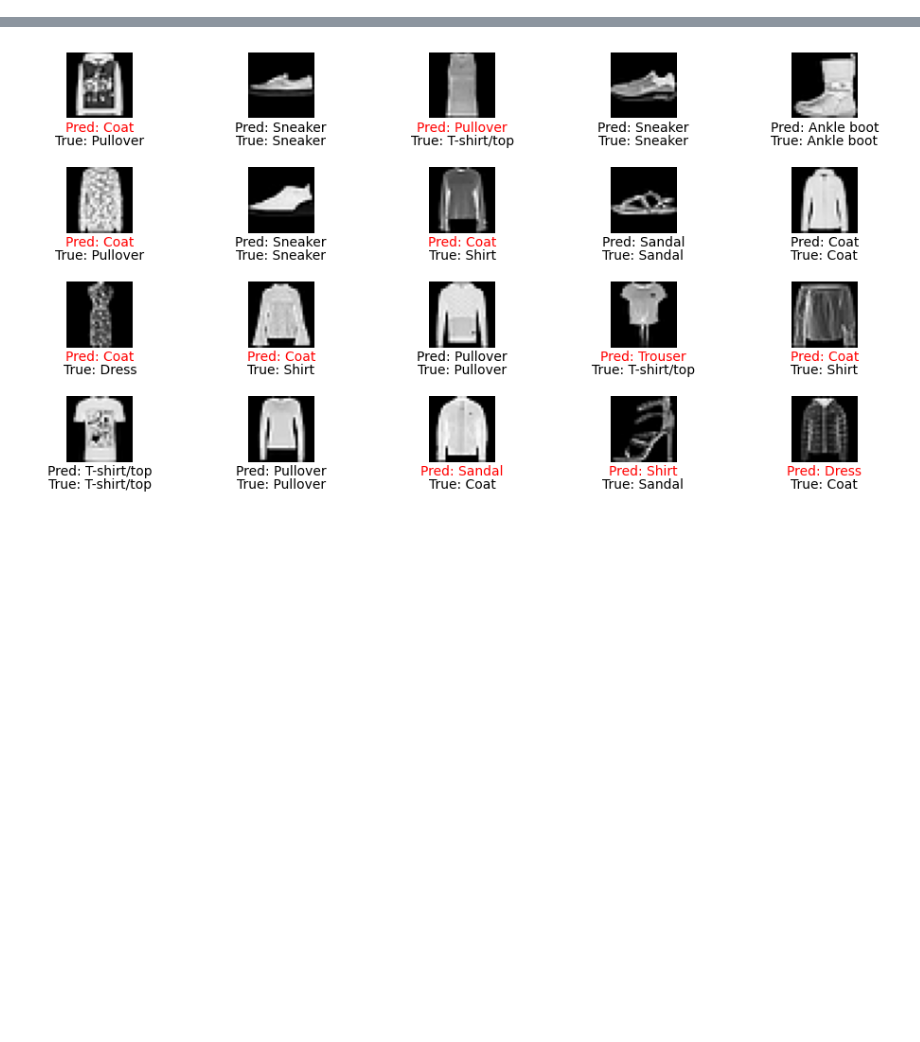
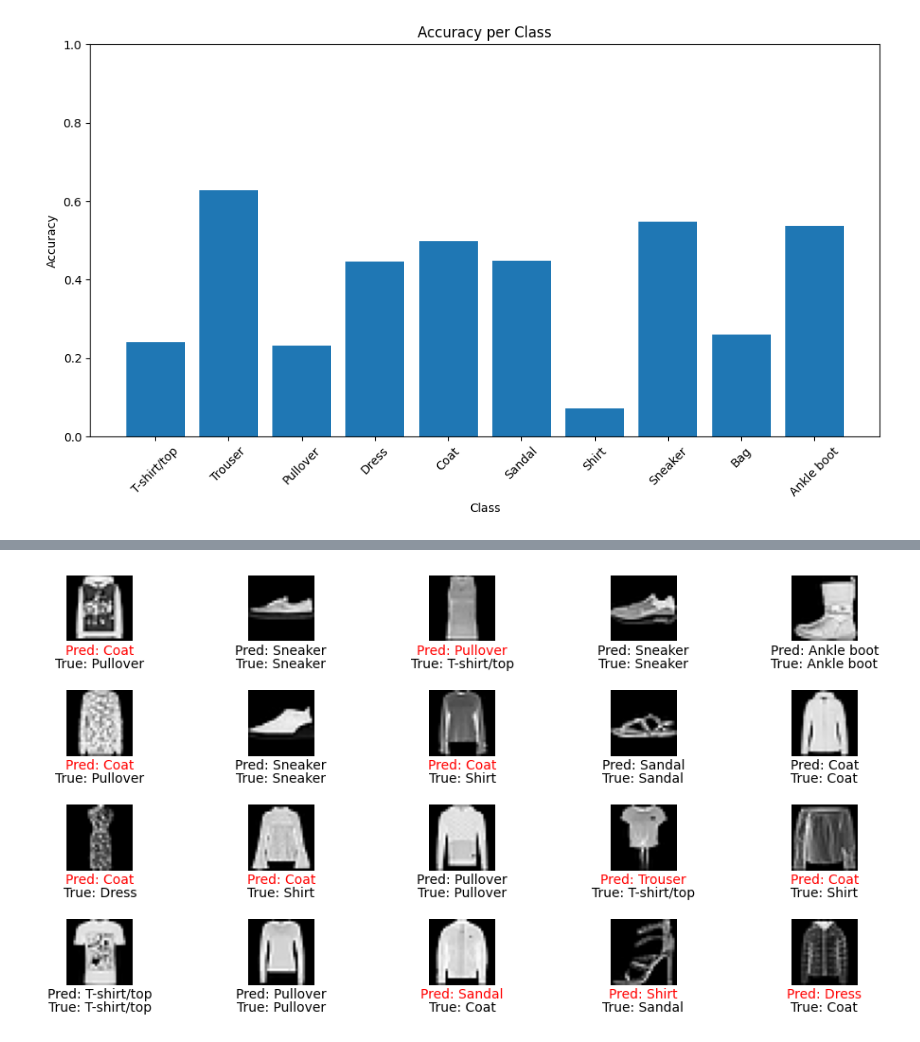
Before and after one commit to m-hossni/Tensorflow-and-Keras-INFO-6146-F24, a Jupyter notebook: project files/Traditional/Supervised/Jack_LinearRegression_TF_Keras_PROJECT24.ipynb, the cells around one changed output, grey strips where cells are left out. Cells and saved outputs as stored; diff of their text form; code cells hidden in the pictures; blank space fills up the shorter version.

```diff
--- a/project files/Traditional/Supervised/Jack_LinearRegression_TF_Keras_PROJECT24.ipynb
+++ b/project files/Traditional/Supervised/Jack_LinearRegression_TF_Keras_PROJECT24.ipynb
@@ -41,0 +105,33 @@ Mean Squared Error: 1.97
+# %%
+# Define label names for Fashion MNIST
+# Create a list called label_names, where each item corresponds to a clothing item in the Fashion MNIST dataset.
+# These names will be used to describe the predicted and true labels for the images.
+label_names = [
+    "T-shirt/top",
+    "Trouser",
+    "Pullover",
+    "Dress",
+    "Coat",
+    "Sandal",
+    "Shirt",
+    "Sneaker",
+    "Bag",
+    "Ankle boot"
+]
+# Calculate accuracy per class
+accuracies_per_class = []
+for i in range(10):
+    class_accuracy = np.mean(y_test[y_test == i] == y_pred_classes[y_test == i])
+    accuracies_per_class.append(class_accuracy)
+
+# Visualize accuracy per class
+plt.figure(figsize=(12, 6))
+plt.bar(label_names, accuracies_per_class)
+plt.title('Accuracy per Class')
+plt.xlabel('Class')
+plt.ylabel('Accuracy')
+plt.xticks(rotation=45)
+plt.ylim(0, 1)  # Set y-axis limit to 1
+plt.show()
+# %% [output]
+[figure, added]
```
Also changed, not shown: parts of 11 cells of this notebook.
